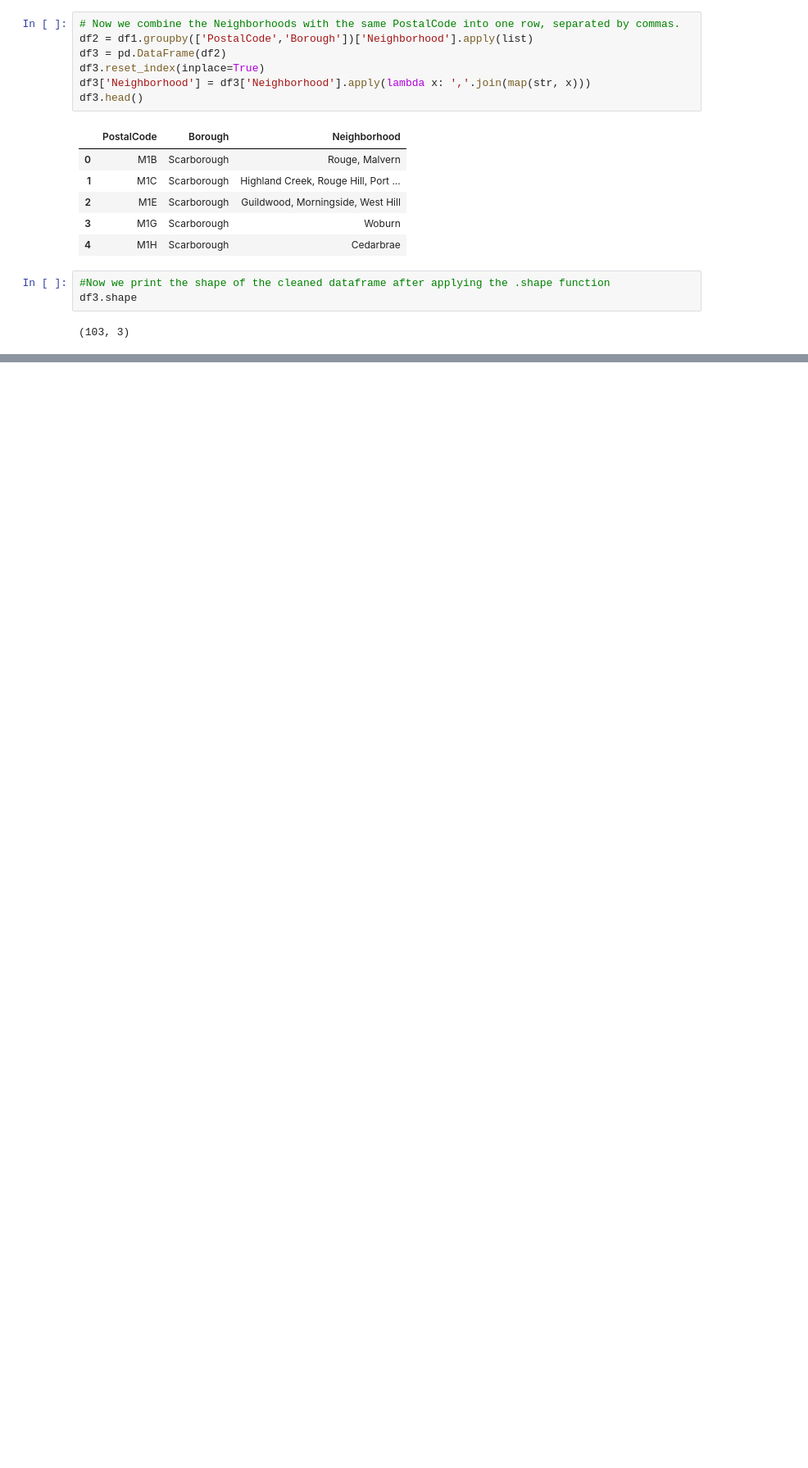
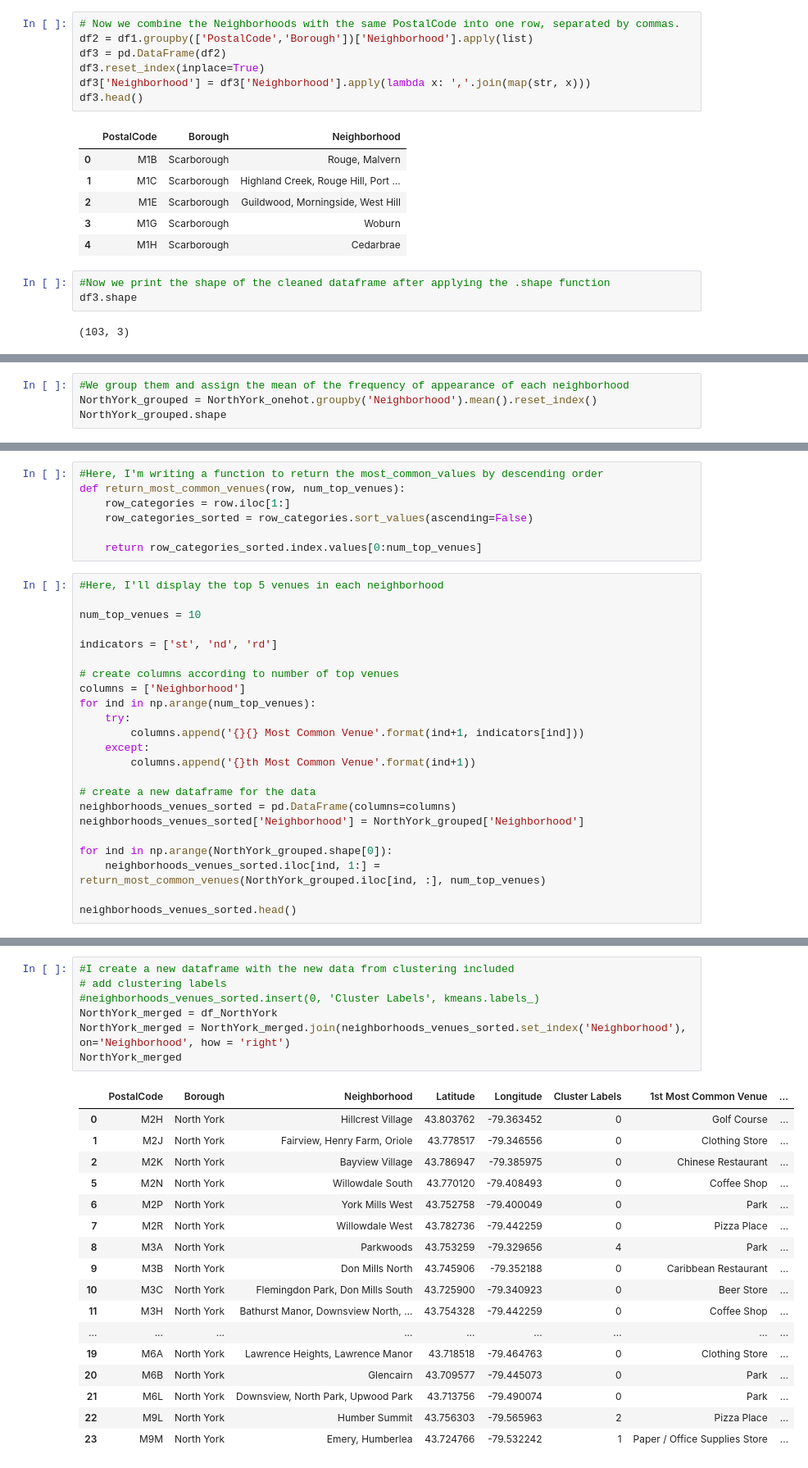
Before and after one commit to yshen2556/applied-data-science-capstone, a Jupyter notebook: capstone-project.ipynb, the cells around one changed output, grey strips where cells are left out. Shown at 82% size. Drawn from its saved outputs; the diff is of its cells as text; blank space fills up the shorter version.

```diff
--- a/capstone-project.ipynb
+++ b/capstone-project.ipynb
@@ -98,0 +268,4 @@ df3.shape
+# %%
+#We group them and assign the mean of the frequency of appearance of each neighborhood
+NorthYork_grouped = NorthYork_onehot.groupby('Neighborhood').mean().reset_index()
+NorthYork_grouped.shape
@@ -98,0 +274,30 @@ df3.shape
+# %%
+#Here, I'm writing a function to return the most_common_values by descending order
+def return_most_common_venues(row, num_top_venues):
+    row_categories = row.iloc[1:]
+    row_categories_sorted = row_categories.sort_values(ascending=False)
+
+    return row_categories_sorted.index.values[0:num_top_venues]
+# %%
+#Here, I'll display the top 5 venues in each neighborhood
+
+num_top_venues = 10
+
+indicators = ['st', 'nd', 'rd']
+
+# create columns according to number of top venues
+columns = ['Neighborhood']
+for ind in np.arange(num_top_venues):
+    try:
+        columns.append('{}{} Most Common Venue'.format(ind+1, indicators[ind]))
+    except:
+        columns.append('{}th Most Common Venue'.format(ind+1))
+
+# create a new dataframe for the data
+neighborhoods_venues_sorted = pd.DataFrame(columns=columns)
+neighborhoods_venues_sorted['Neighborhood'] = NorthYork_grouped['Neighborhood']
+
+for ind in np.arange(NorthYork_grouped.shape[0]):
+    neighborhoods_venues_sorted.iloc[ind, 1:] = return_most_common_venues(NorthYork_grouped.iloc[ind, :], num_top_venues)
+
+neighborhoods_venues_sorted.head()
@@ -98,0 +320,25 @@ df3.shape
+# %%
+#I create a new dataframe with the new data from clustering included
+# add clustering labels
+#neighborhoods_venues_sorted.insert(0, 'Cluster Labels', kmeans.labels_)
+NorthYork_merged = df_NorthYork
+NorthYork_merged = NorthYork_merged.join(neighborhoods_venues_sorted.set_index('Neighborhood'), on='Neighborhood', how = 'right')
+NorthYork_merged
+# %% [output]
+|  | PostalCode | Borough | Neighborhood | Latitude | Longitude | Cluster Labels | 1st Most Common Venue | ... |
+| 0 | M2H | North York | Hillcrest Village | 43.803762 | -79.363452 | 0 | Golf Course | ... |
+| 1 | M2J | North York | Fairview, Henry Farm, Oriole | 43.778517 | -79.346556 | 0 | Clothing Store | ... |
+| 2 | M2K | North York | Bayview Village | 43.786947 | -79.385975 | 0 | Chinese Restaurant | ... |
+| 5 | M2N | North York | Willowdale South | 43.770120 | -79.408493 | 0 | Coffee Shop | ... |
+| 6 | M2P | North York | York Mills West | 43.752758 | -79.400049 | 0 | Park | ... |
+| 7 | M2R | North York | Willowdale West | 43.782736 | -79.442259 | 0 | Pizza Place | ... |
+| 8 | M3A | North York | Parkwoods | 43.753259 | -79.329656 | 4 | Park | ... |
+| 9 | M3B | North York | Don Mills North | 43.745906 | -79.352188 | 0 | Caribbean Restaurant | ... |
+| 10 | M3C | North York | Flemingdon Park, Don Mills South | 43.725900 | -79.340923 | 0 | Beer Store | ... |
+| 11 | M3H | North York | Bathurst Manor, Downsview North, ... | 43.754328 | -79.442259 | 0 | Coffee Shop | ... |
+| ... | ... | ... | ... | ... | ... | ... | ... | ... |
+| 19 | M6A | North York | Lawrence Heights, Lawrence Manor | 43.718518 | -79.464763 | 0 | Clothing Store | ... |
+| 20 | M6B | North York | Glencairn | 43.709577 | -79.445073 | 0 | Park | ... |
+| 21 | M6L | North York | Downsview, North Park, Upwood Park | 43.713756 | -79.490074 | 0 | Park | ... |
+| 22 | M9L | North York | Humber Summit | 43.756303 | -79.565963 | 2 | Pizza Place | ... |
+| 23 | M9M | North York | Emery, Humberlea | 43.724766 | -79.532242 | 1 | Paper / Office Supplies Store | ... |
```
Also changed, not shown: parts of 15 cells of this notebook.
